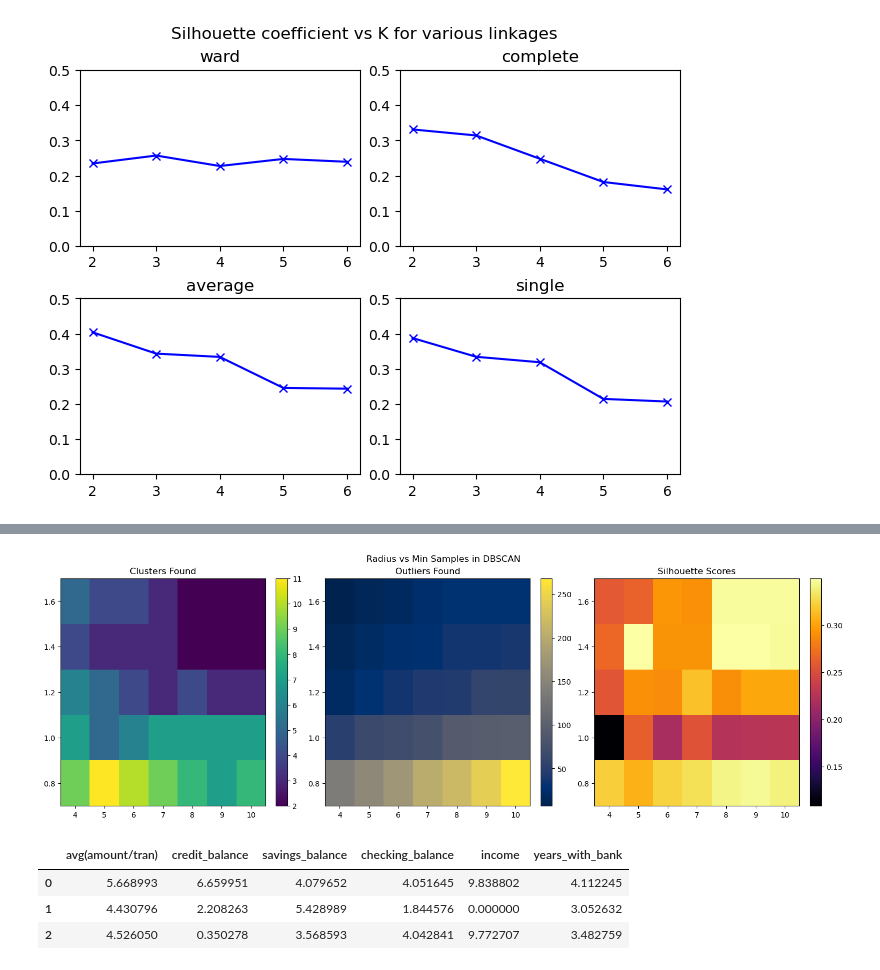
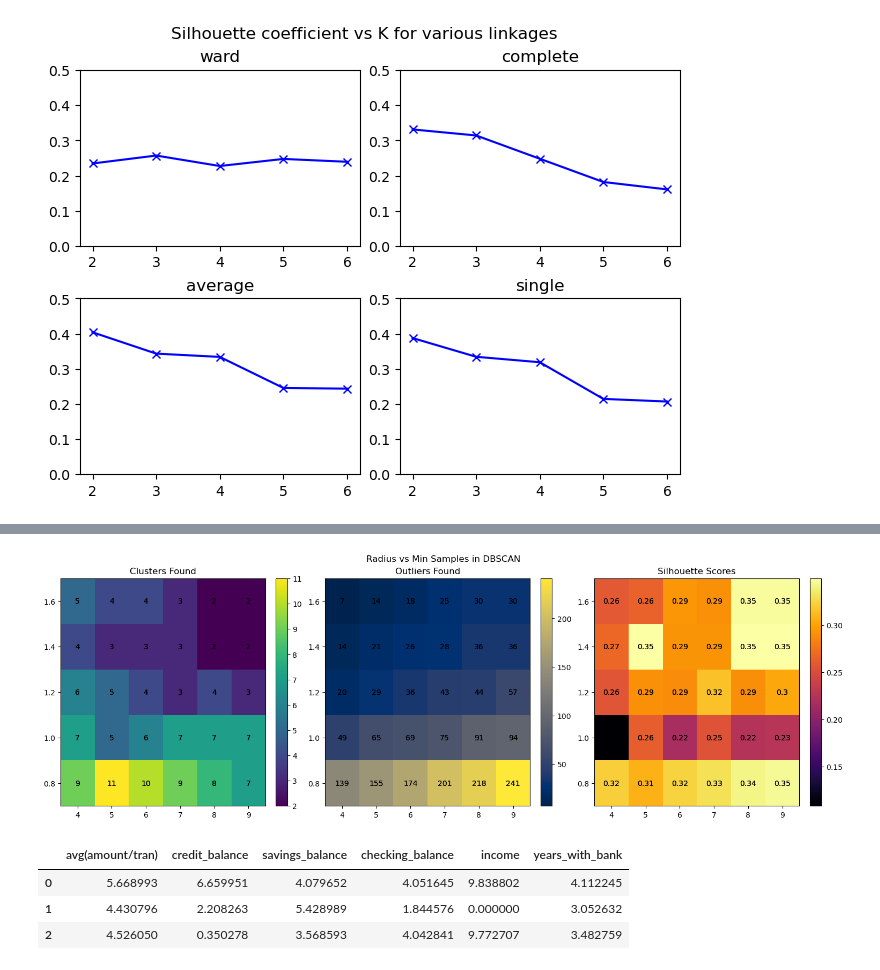
Before and after one commit to tombra1984/LHL-ClusteringProject, a Jupyter notebook: banking_cluster.ipynb, the cells around one changed output, grey strips where cells are left out. Saved outputs shown, nothing was run; the diff lists cells and outputs as text; code cells hidden in the pictures.

Commit message:
added text to DBSCAN plots

```diff
--- a/banking_cluster.ipynb
+++ b/banking_cluster.ipynb
@@ -153,7 +153,7 @@ plt.show()
 
 # Hyperparameters
 R = [0.8, 1, 1.2, 1.4, 1.6]
-M = [4, 5, 6, 7, 8, 9, 10]
+M = [4, 5, 6, 7, 8, 9]
 HParams = list(product(R, M))
 HParam_shape = (len(R), len(M))
 
@@ -189,27 +189,39 @@ for i in range(len(R)):
 # %%
 fig, ax = plt.subplots(nrows=1, ncols=3, constrained_layout=True, figsize=(15, 5))
 pcm_clust = ax[0].pcolormesh(M, R, n_clusters, shading='auto')
 ax[0].set_xticks(M)
 ax[0].set_yticks(R)
 ax[0].set_title('Clusters Found')
+for (j,i),label in np.ndenumerate(n_clusters):
+    label = int(label)
+    ax[0].text(M[i],R[j],label,ha='center',va='center')
+    ax[0].text(M[i],R[j],label,ha='center',va='center')
 fig.colorbar(pcm_clust, ax=ax[0])
 
 pcm_out = ax[1].pcolormesh(M, R, n_outliers, shading='auto', cmap='cividis')
 ax[1].set_xticks(M)
 ax[1].set_yticks(R)
 ax[1].set_title('Outliers Found')
+for (j,i),label in np.ndenumerate(n_outliers):
+    label = int(label)
+    ax[1].text(M[i],R[j],label,ha='center',va='center')
+    ax[1].text(M[i],R[j],label,ha='center',va='center')
 fig.colorbar(pcm_out, ax=ax[1])
 
 pcm_sil = ax[2].pcolormesh(M, R, silhouettes_DB, shading='auto', cmap='inferno')
 ax[2].set_xticks(M)
 ax[2].set_yticks(R)
 ax[2].set_title('Silhouette Scores')
+for (j,i),label in np.ndenumerate(silhouettes_DB):
+    label = round(label, 2)
+    ax[2].text(M[i],R[j],label,ha='center',va='center')
+    ax[2].text(M[i],R[j],label,ha='center',va='center')
 fig.colorbar(pcm_sil, ax=ax[2])
 
 fig.suptitle('Radius vs Min Samples in DBSCAN')
 plt.show()
 # %% [output]
-[figure, old version]
+[figure, new version]
 # %%
 # DBSCAN Conclusions
 # Many outliers
```
Also changed, not shown: parts of 1 cell of this notebook.
